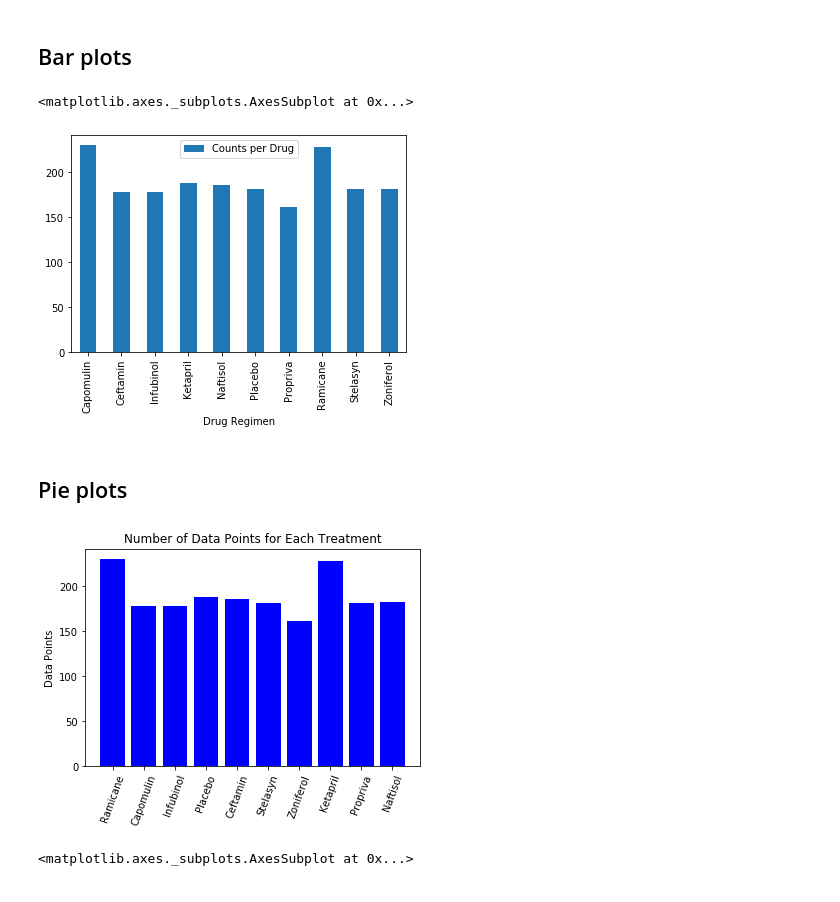
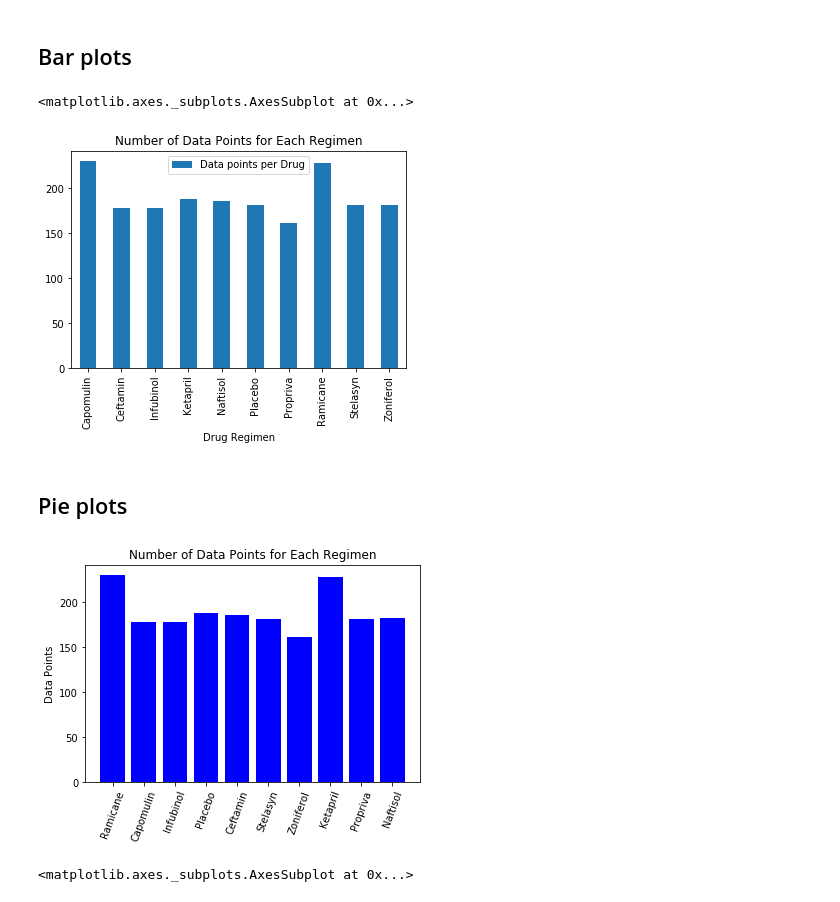
Before and after one commit to Tbwheeler94/Pymaceuticals-Challenge, a Jupyter notebook: Pymaceuticals-Challenge/Pymaceuticals_Challenge_Script.ipynb, the cells around one changed output. Cells and saved outputs as stored; diff of their text form; code cells hidden in the pictures.

```diff
--- a/Pymaceuticals-Challenge/Pymaceuticals_Challenge_Script.ipynb
+++ b/Pymaceuticals-Challenge/Pymaceuticals_Challenge_Script.ipynb
@@ -73,27 +77,37 @@ summary_stats_table
 ## Bar plots
 # %%
 # Generate a bar plot showing number of data points for each treatment regimen using pandas
+
+# Find number of data points for each drug regimen
 counts_per_drug = grouped_by_drug['Drug Regimen'].count()
-drug_counts_df = pd.DataFrame({"Counts per Drug": counts_per_drug})
-drug_counts_df.plot.bar(y = "Counts per Drug")
+
+#Create new dataframe with counts for each drug and generate bar plot
+drug_counts_df = pd.DataFrame({"Data points per Drug": counts_per_drug})
+drug_counts_df.plot.bar(y = "Data points per Drug", title = "Number of Data Points for Each Regimen")
 # %% [output]
 <matplotlib.axes._subplots.AxesSubplot at 0x...>
-[figure, old version]
+[figure, new version]
 # %% [markdown]
 ## Pie plots
 # %%
 # Generate a bar plot showing number of data points for each treatment regimen using pyplot
+
+# Create array of unique values in Drug Regimen column
 drug_options = joined_data["Drug Regimen"].unique()
-y_pos = np.arange(len(drug_options))
 
-plt.bar(y_pos, counts_per_drug, color="b", align="center")
-plt.xticks(y_pos, drug_options, rotation=70)
+# Find length of drug options array to determine how many x positions there should be
+x_pos = np.arange(len(drug_options))
+
+# Plot bar chart using pyplot, assign title
+plt.bar(x_pos, counts_per_drug, color="b", align="center")
+plt.xticks(x_pos, drug_options, rotation=70)
 plt.ylabel('Data Points')
-plt.title('Number of Data Points for Each Treatment')
+plt.title('Number of Data Points for Each Regimen')
 
+# Print bar plot
 plt.show()
 # %% [output]
-[figure, old version]
+[figure, new version]
 # %%
 # Generate a pie plot showing the distribution of female versus male mice using pandas
 
```
Also changed, not shown: parts of 10 cells of this notebook, 1 other file.
